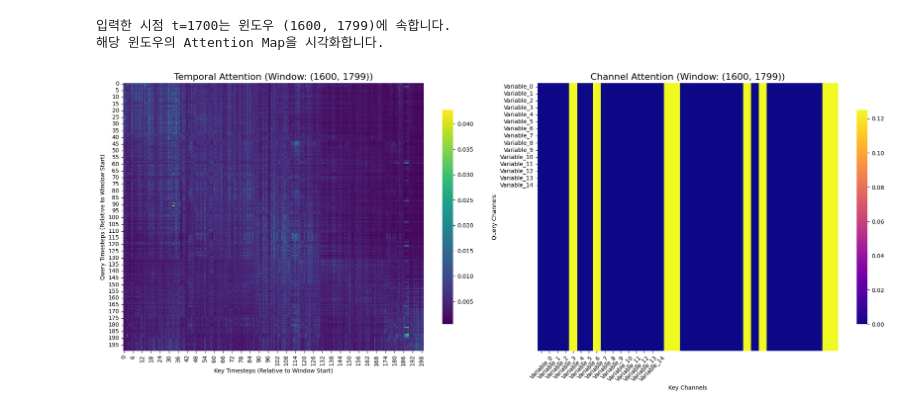
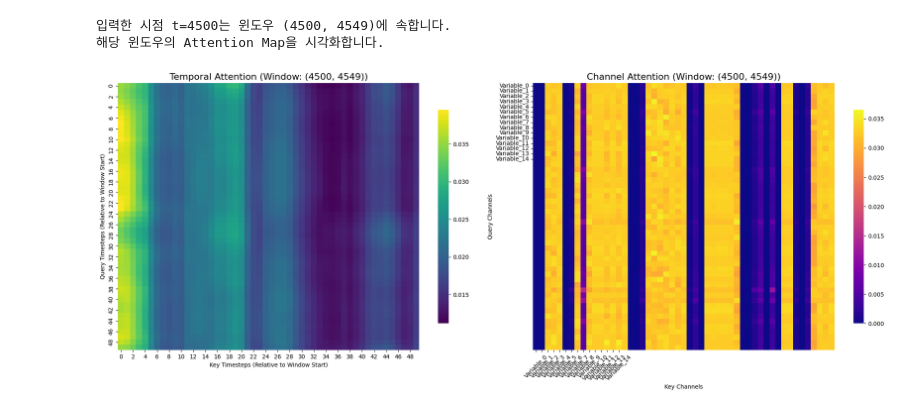
Before and after one commit to Jaeyoungkoh/Anomaly-Detection, a Jupyter notebook: plotting_attention_map.ipynb, the cells around one changed output. Drawn from its saved outputs; the diff is of its cells as text; code cells hidden in the pictures.

```diff
--- a/plotting_attention_map.ipynb
+++ b/plotting_attention_map.ipynb
@@ -69,24 +69,24 @@ def visualize_attention_for_timestamp(target_t, temporal_att_file, channel_att_f
     plt.show()
 # %%
 # 1. 확인하고 싶은 시점을 입력하세요.
-target_timestamp = 1700
-output_folder = r'output\SMD\Proposed\30102025_133108'
+target_timestamp = 4500
+output_folder = r'output\SWaT\Proposed\06112025_165923'
 temporal_attention_filepath = os.path.join(output_folder, 'temporal_att_storage.npy')
 channel_attention_filepath = os.path.join(output_folder, 'channel_att_storage.npy')
 
 # 3. (선택사항) 데이터의 채널(변수) 이름을 리스트로 제공하면 그래프에 표시됩니다.
 #    예시: my_channel_names = ['Sensor_A', 'Sensor_B', 'Voltage', ...]
 #    채널 수에 맞게 리스트를 생성해주세요.
 num_channels = 15  # 예시: 총 15개의 채널
 my_channel_names = [f'Variable_{i}' for i in range(num_channels)]
 
 visualize_attention_for_timestamp(
     target_t=target_timestamp,
     temporal_att_file=temporal_attention_filepath,
     channel_att_file=channel_attention_filepath,
     channel_names=my_channel_names
 )
 # %% [output]
-입력한 시점 t=1700는 윈도우 (1600, 1799)에 속합니다.
+입력한 시점 t=4500는 윈도우 (4500, 4549)에 속합니다.
 해당 윈도우의 Attention Map을 시각화합니다.
-[figure, old version]
+[figure, new version]
```
Also changed, not shown: 13 other files.
